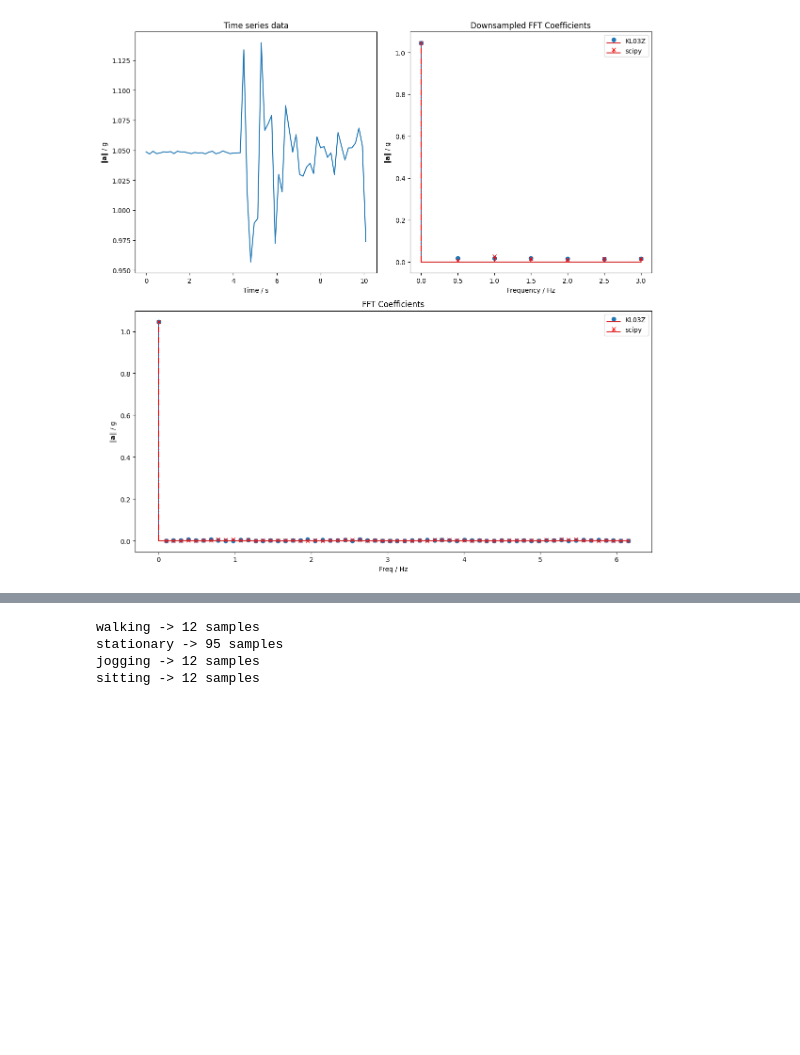
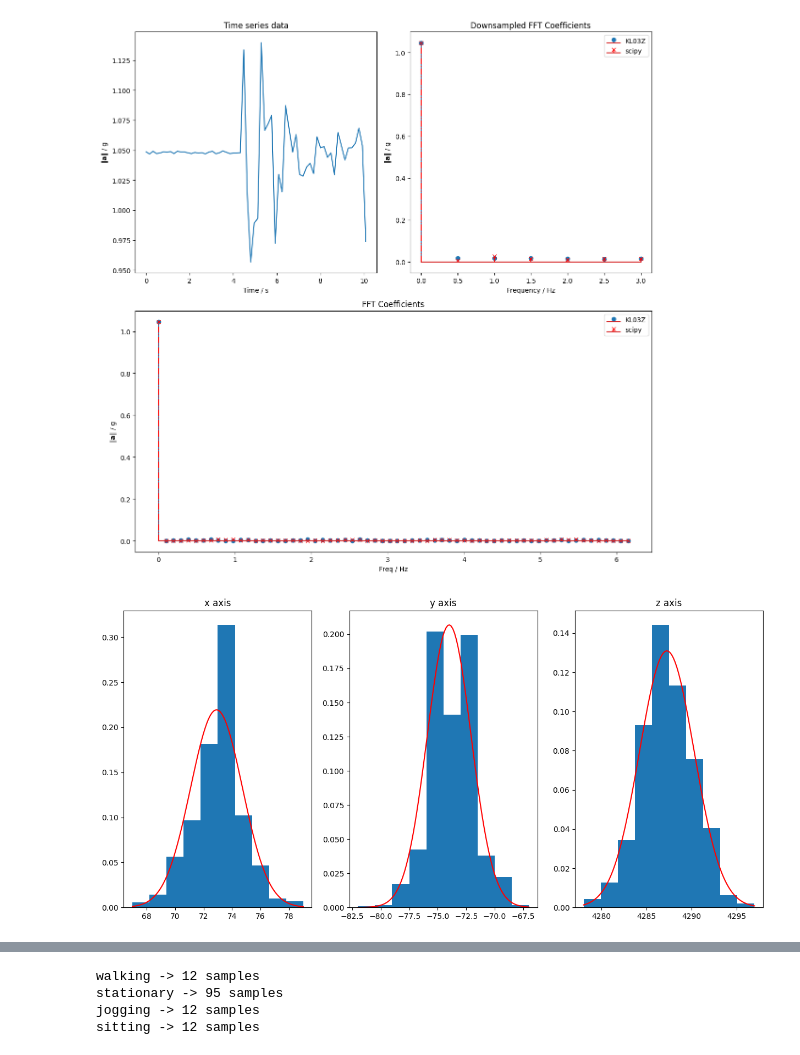
Before and after one commit to strattonite/har, a Jupyter notebook: algo-dev.ipynb, the cells around one changed output, grey strips where cells are left out. Cells and saved outputs as stored; diff of their text form; code cells hidden in the pictures; blank space fills up the shorter version.

Commit message:
update notebook, README, define macros for data logging

```diff
--- a/algo-dev.ipynb
+++ b/algo-dev.ipynb
@@ -159,3 +159,35 @@ fig.tight_layout()
 plt.show()
 # %% [output]
 [figure]
+# %%
+data = pl.read_ndjson("data/stationary-2.json").filter(pl.col("type") == "AXES")
+fig, axs = plt.subplots(ncols=3, figsize=(15, 7))
+ax1, ax2, ax3 = axs.flat
+
+x_readings = data["x"].to_numpy()
+y_readings = data["y"].to_numpy()
+z_readings = data["z"].to_numpy()
+
+x_dist = Normal(mu=np.mean(x_readings), sigma=np.std(x_readings))
+y_dist = Normal(mu=np.mean(y_readings), sigma=np.std(y_readings))
+z_dist = Normal(mu=np.mean(z_readings), sigma=np.std(z_readings))
+
+_, x_bins, _ = ax1.hist(x_readings, density=True)
+_, y_bins, _ = ax2.hist(y_readings, density=True)
+_, z_bins, _ = ax3.hist(z_readings, density=True)
+
+xx = np.linspace(x_bins[0], x_bins[-1], 100)
+yx = np.linspace(y_bins[0], y_bins[-1], 100)
+zx = np.linspace(z_bins[0], z_bins[-1], 100)
+
+ax1.plot(xx, x_dist.pdf(xx), color="red")
+ax2.plot(yx, y_dist.pdf(yx), color="red")
+ax3.plot(zx, z_dist.pdf(zx), color="red")
+
+ax1.set_title("x axis")
+ax2.set_title("y axis")
+ax3.set_title("z axis")
+
+plt.show()
+# %% [output]
+[figure, added]
```
Also changed, not shown: parts of 11 cells of this notebook, 6 other files.
